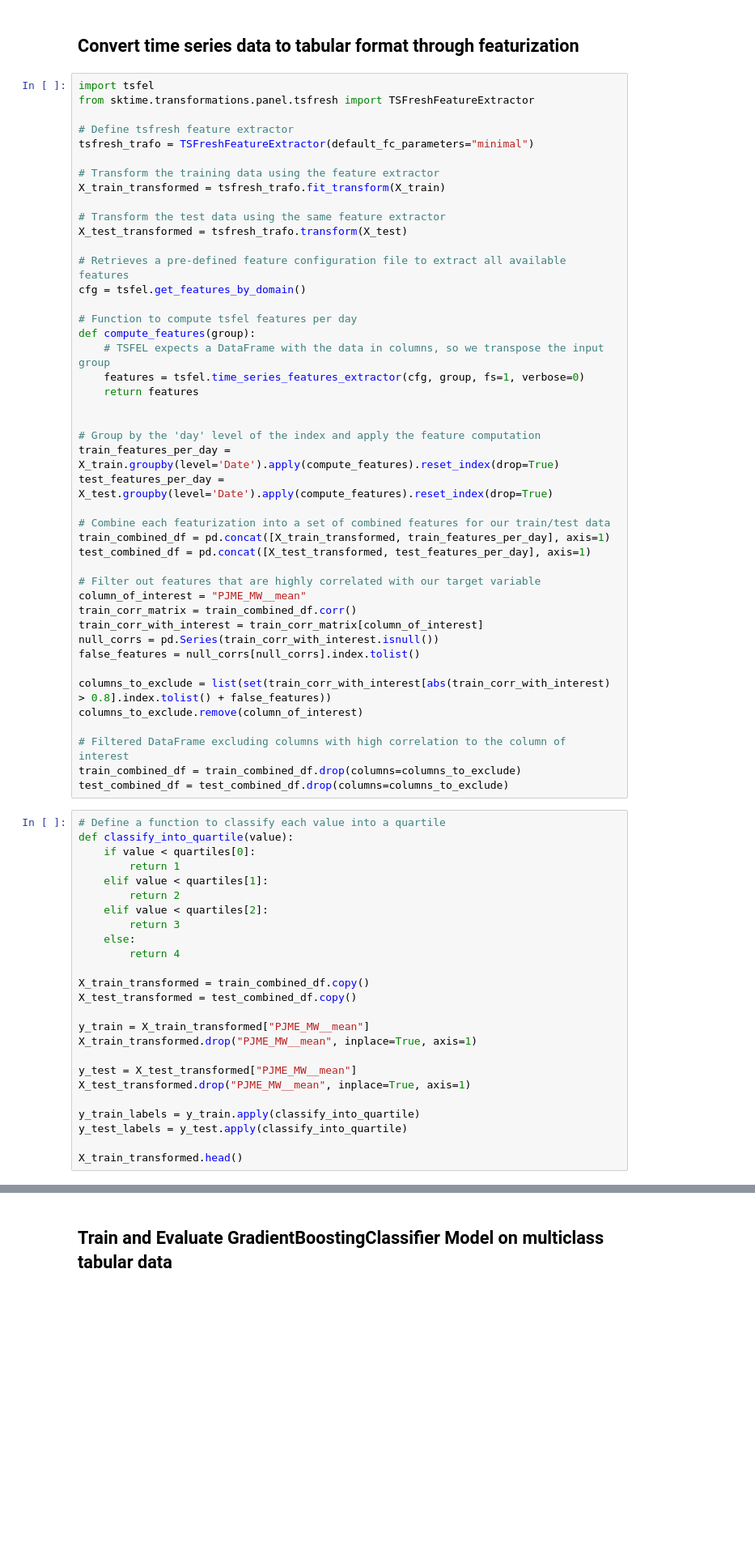
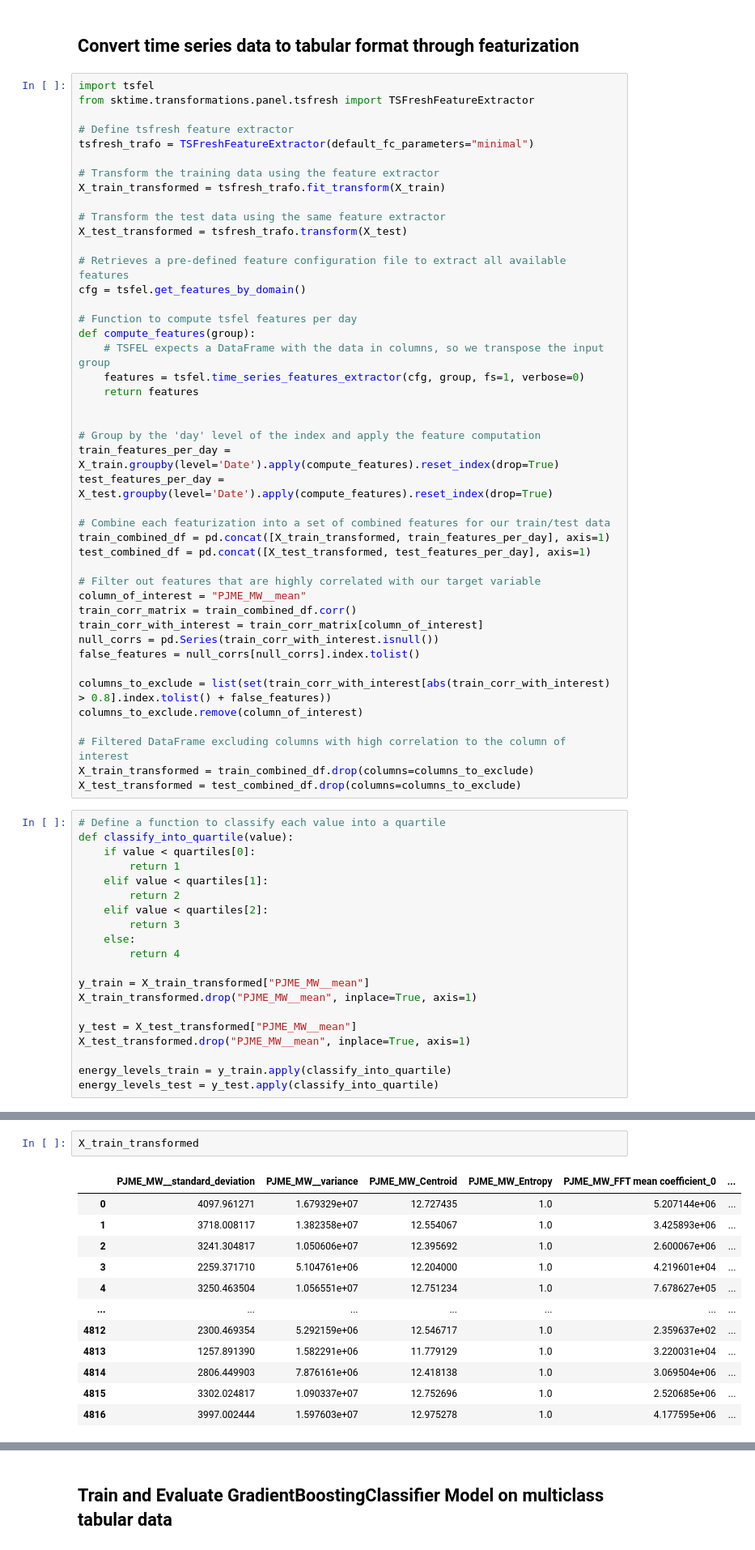
Before and after one commit to cleanlab/cleanlab-tools, a Jupyter notebook: time_series_automl/time_series_automl.ipynb, the cells around one changed output, grey strips where cells are left out. Shown at 81% size. Saved outputs shown, nothing was run; the diff lists cells and outputs as text; blank space fills up the shorter version.

```diff
--- a/time_series_automl/time_series_automl.ipynb
+++ b/time_series_automl/time_series_automl.ipynb
@@ -178,8 +189,8 @@ columns_to_exclude = list(set(train_corr_with_interest[abs(train_corr_with_inter
 columns_to_exclude.remove(column_of_interest)
 
 # Filtered DataFrame excluding columns with high correlation to the column of interest
-train_combined_df = train_combined_df.drop(columns=columns_to_exclude)
-test_combined_df = test_combined_df.drop(columns=columns_to_exclude)
+X_train_transformed = train_combined_df.drop(columns=columns_to_exclude)
+X_test_transformed = test_combined_df.drop(columns=columns_to_exclude)
 # %%
 # Define a function to classify each value into a quartile
 def classify_into_quartile(value):
@@ -192,16 +203,11 @@ def classify_into_quartile(value):
     else:
         return 4
 
-X_train_transformed = train_combined_df.copy()
-X_test_transformed = test_combined_df.copy()
-
 y_train = X_train_transformed["PJME_MW__mean"]
 X_train_transformed.drop("PJME_MW__mean", inplace=True, axis=1)
 
 y_test = X_test_transformed["PJME_MW__mean"]
 X_test_transformed.drop("PJME_MW__mean", inplace=True, axis=1)
 
-y_train_labels = y_train.apply(classify_into_quartile)
-y_test_labels = y_test.apply(classify_into_quartile)
-
-X_train_transformed.head()
+energy_levels_train = y_train.apply(classify_into_quartile)
+energy_levels_test = y_test.apply(classify_into_quartile)
@@ -215,0 +214,15 @@ X_train_transformed.head()
+# %%
+X_train_transformed
+# %% [output]
+|  | PJME_MW__standard_deviation | PJME_MW__variance | PJME_MW_Centroid | PJME_MW_Entropy | PJME_MW_FFT mean coefficient_0 | ... |
+| 0 | 4097.961271 | 1.679329e+07 | 12.727435 | 1.0 | 5.207144e+06 | ... |
+| 1 | 3718.008117 | 1.382358e+07 | 12.554067 | 1.0 | 3.425893e+06 | ... |
+| 2 | 3241.304817 | 1.050606e+07 | 12.395692 | 1.0 | 2.600067e+06 | ... |
+| 3 | 2259.371710 | 5.104761e+06 | 12.204000 | 1.0 | 4.219601e+04 | ... |
+| 4 | 3250.463504 | 1.056551e+07 | 12.751234 | 1.0 | 7.678627e+05 | ... |
+| ... | ... | ... | ... | ... | ... | ... |
+| 4812 | 2300.469354 | 5.292159e+06 | 12.546717 | 1.0 | 2.359637e+02 | ... |
+| 4813 | 1257.891390 | 1.582291e+06 | 11.779129 | 1.0 | 3.220031e+04 | ... |
+| 4814 | 2806.449903 | 7.876161e+06 | 12.418138 | 1.0 | 3.069504e+06 | ... |
+| 4815 | 3302.024817 | 1.090337e+07 | 12.752696 | 1.0 | 2.520685e+06 | ... |
+| 4816 | 3997.002444 | 1.597603e+07 | 12.975278 | 1.0 | 4.177595e+06 | ... |
```
Also changed, not shown: parts of 20 cells of this notebook.
